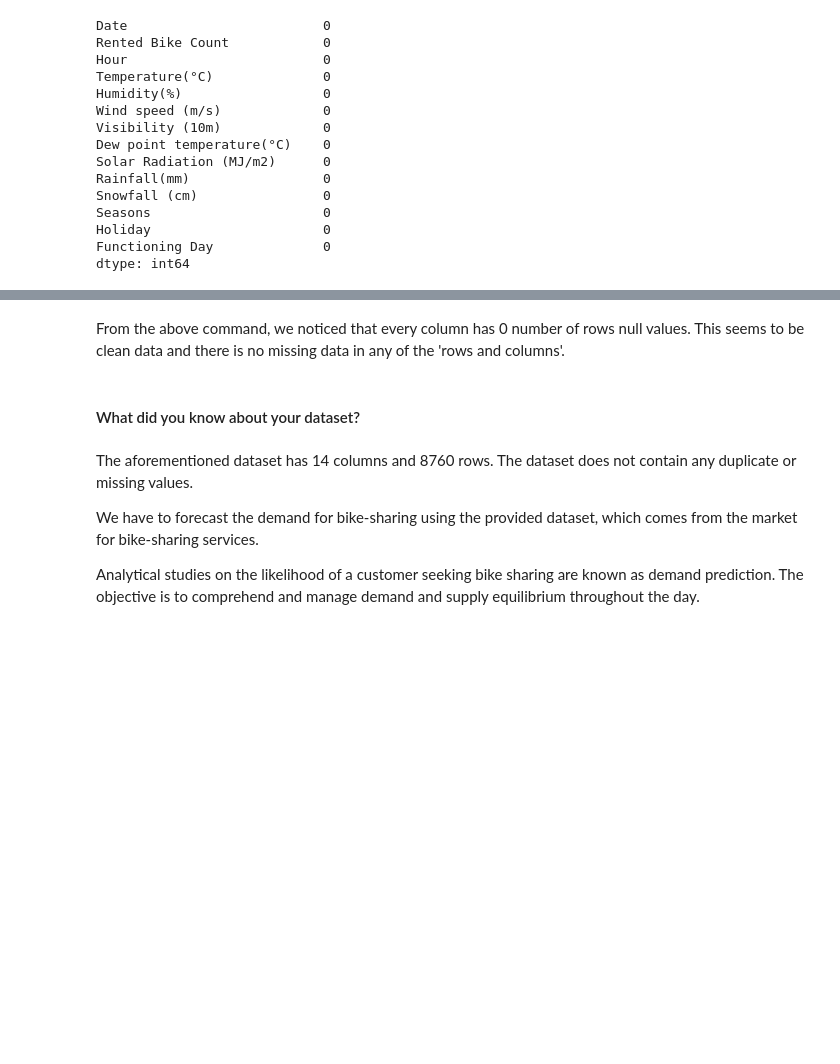
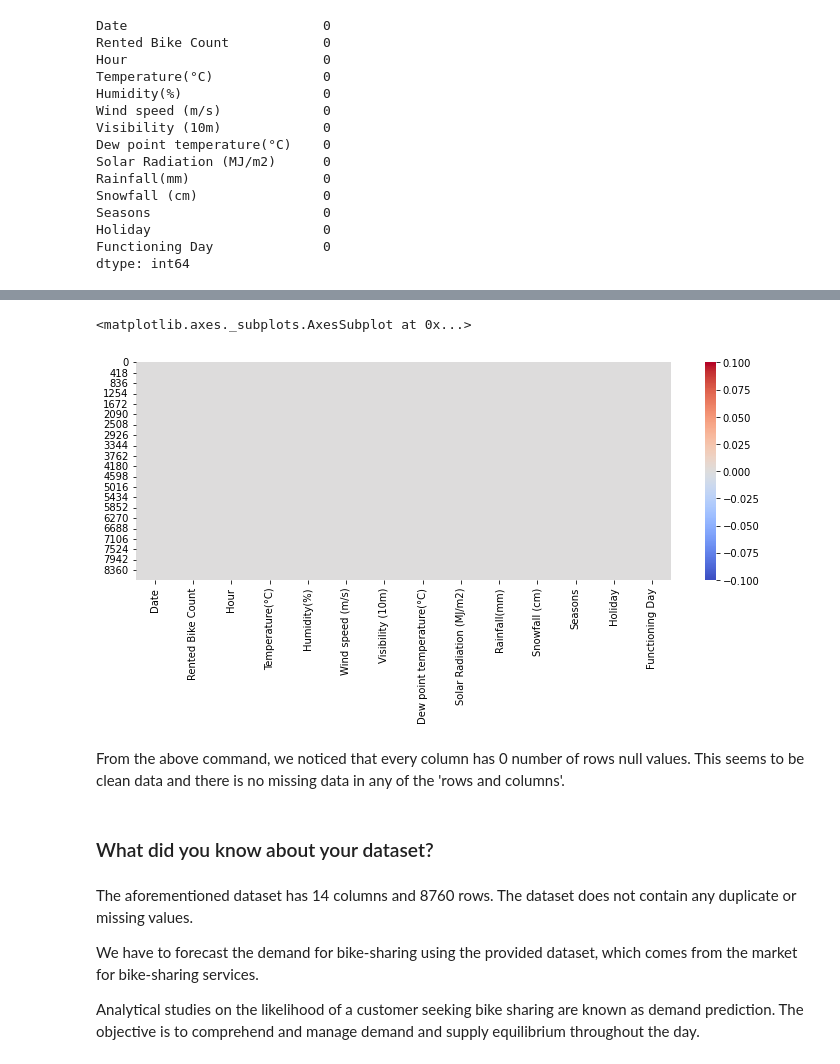
Before and after one commit to Navneet2409/bike-sharing-demand-prediction, a Jupyter notebook: Bike_Sharing_Notebook_Navneet_Keshri.ipynb, the cells around one changed output, grey strips where cells are left out. Cells and saved outputs as stored; diff of their text form; code cells hidden in the pictures; blank space fills up the shorter version.

```diff
--- a/Bike_Sharing_Notebook_Navneet_Keshri.ipynb
+++ b/Bike_Sharing_Notebook_Navneet_Keshri.ipynb
@@ -154,7 +212,14 @@ dtype: int64
+# %%
+# Visualizing the missing values using Heatmap
+plt.figure(figsize=(12,4))
+sns.heatmap(bike_df.isna(), cmap = 'coolwarm')
+# %% [output]
+<matplotlib.axes._subplots.AxesSubplot at 0x...>
+[figure, added]
 # %% [markdown]
 From the above command, we noticed that every column has 0 number of rows null values. This seems to be clean data and there is no missing data in any of the 'rows and columns'.
 # %% [markdown]
-#### What did you know about your dataset?
+### What did you know about your dataset?
 # %% [markdown]
 The aforementioned dataset has 14 columns and 8760 rows. The dataset does not contain any duplicate or missing values.
 
```
Also changed, not shown: parts of 270 cells of this notebook.
